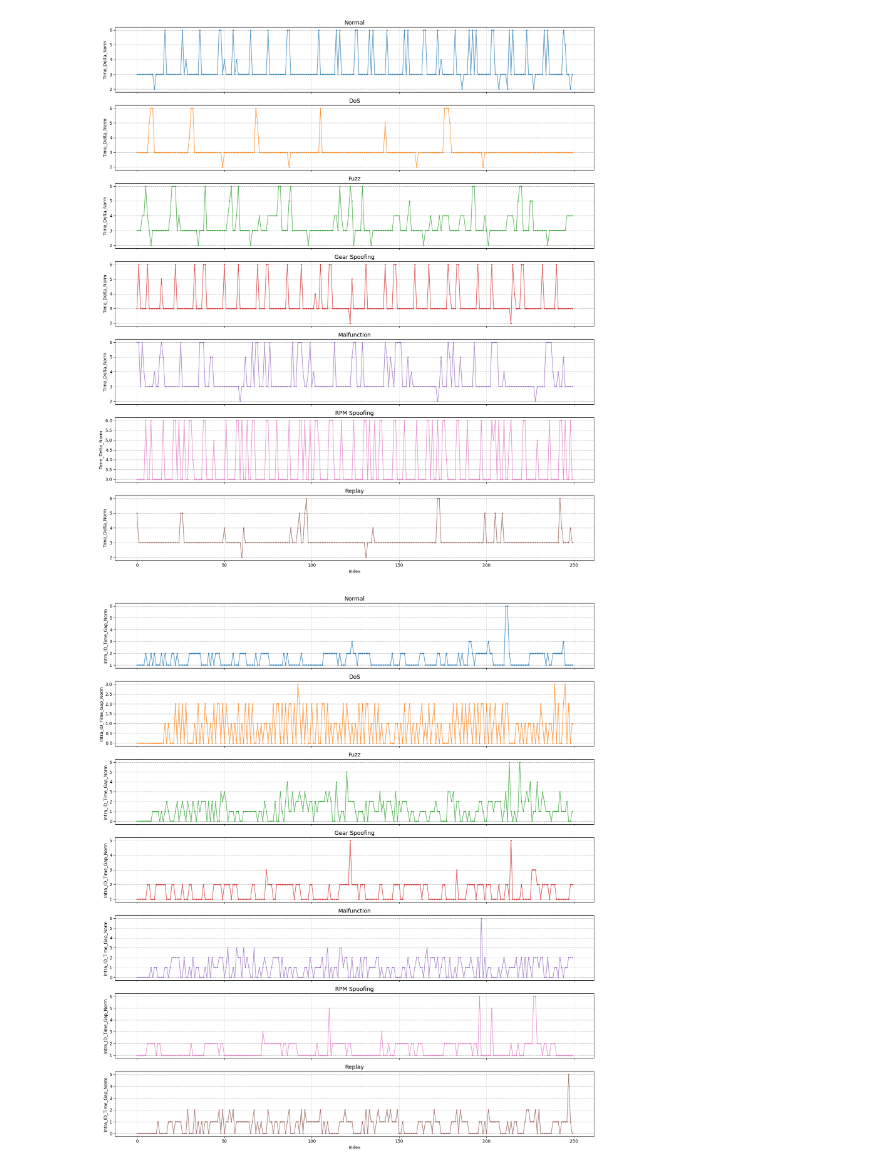
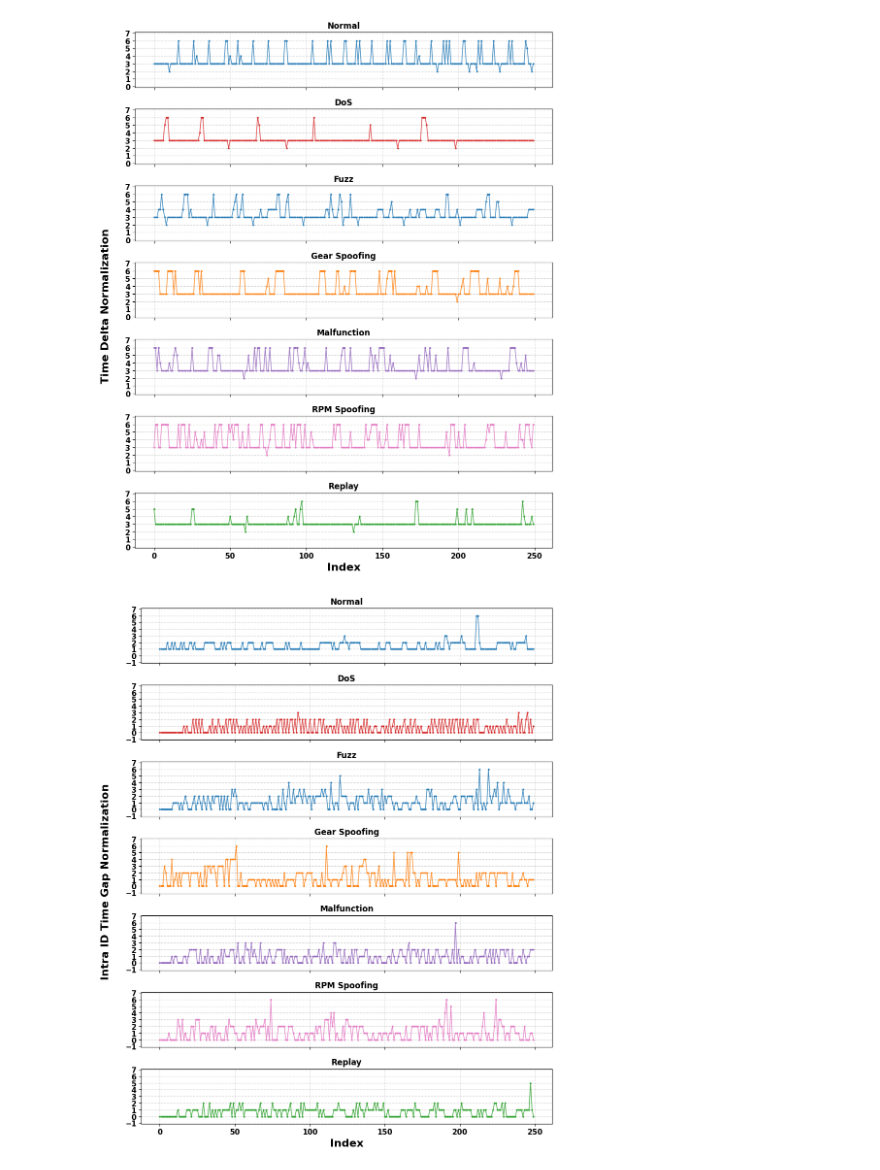
Before and after one commit to Arupreza/UIDS-II, a Jupyter notebook: SFTSrc/Data Analysis.ipynb, the cells around one changed output. Cells and saved outputs as stored; diff of their text form; code cells hidden in the pictures.

```diff
--- a/SFTSrc/Data Analysis.ipynb
+++ b/SFTSrc/Data Analysis.ipynb
@@ -193,18 +233,16 @@ category_chunks = get_one_chunk_per_category(
 # %%
-plot_category_chunks(
+plot_category_chunks_shared_ylabel(
     category_chunks,
     feature_idx=0,
-    feature_name="Time_Delta_Norm"
+    shared_ylabel="Time Delta Normalization"
 )
 # %% [output]
-[figure, old version]
+[figure, new version]
 # %%
-# feature_idx=0 -> Time_Delta_Norm
-# feature_idx=1 -> Intra_ID_Time_Gap_Norm
-plot_category_chunks(
+plot_category_chunks_shared_ylabel(
     category_chunks,
     feature_idx=1,
-    feature_name="Intra_ID_Time_Gap_Norm"
+    shared_ylabel="Intra ID Time Gap Normalization"
 )
 # %% [output]
-[figure, old version]
+[figure, new version]
```
Also changed, not shown: parts of 5 cells of this notebook, 16 other files.
